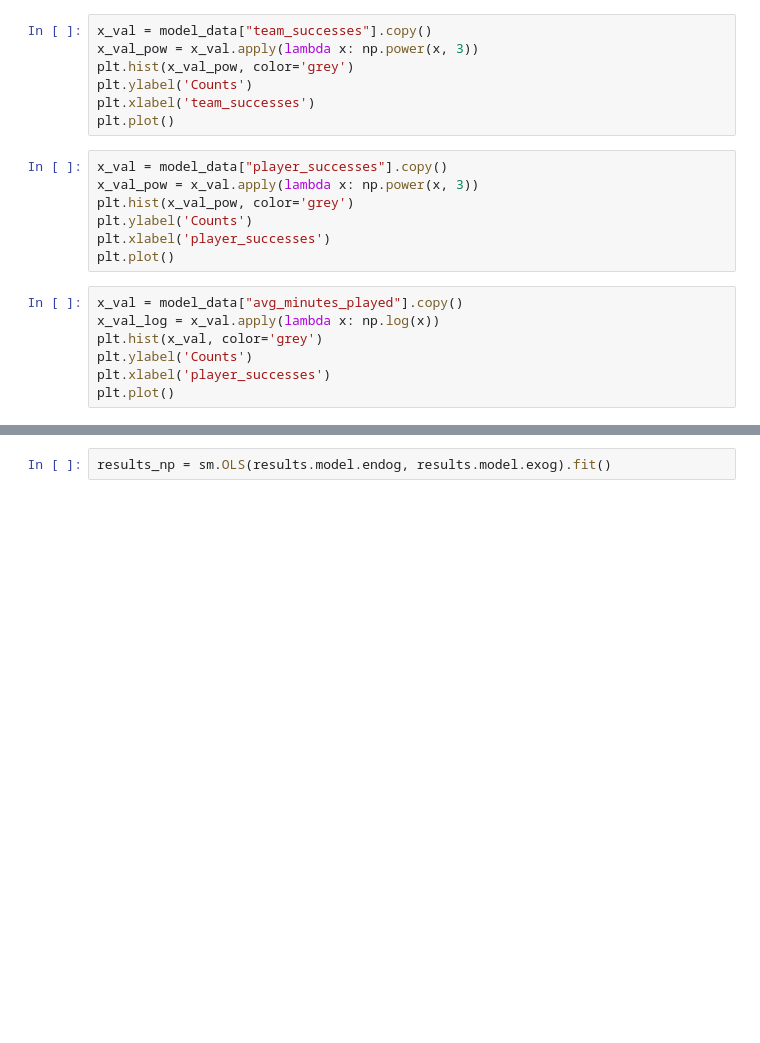
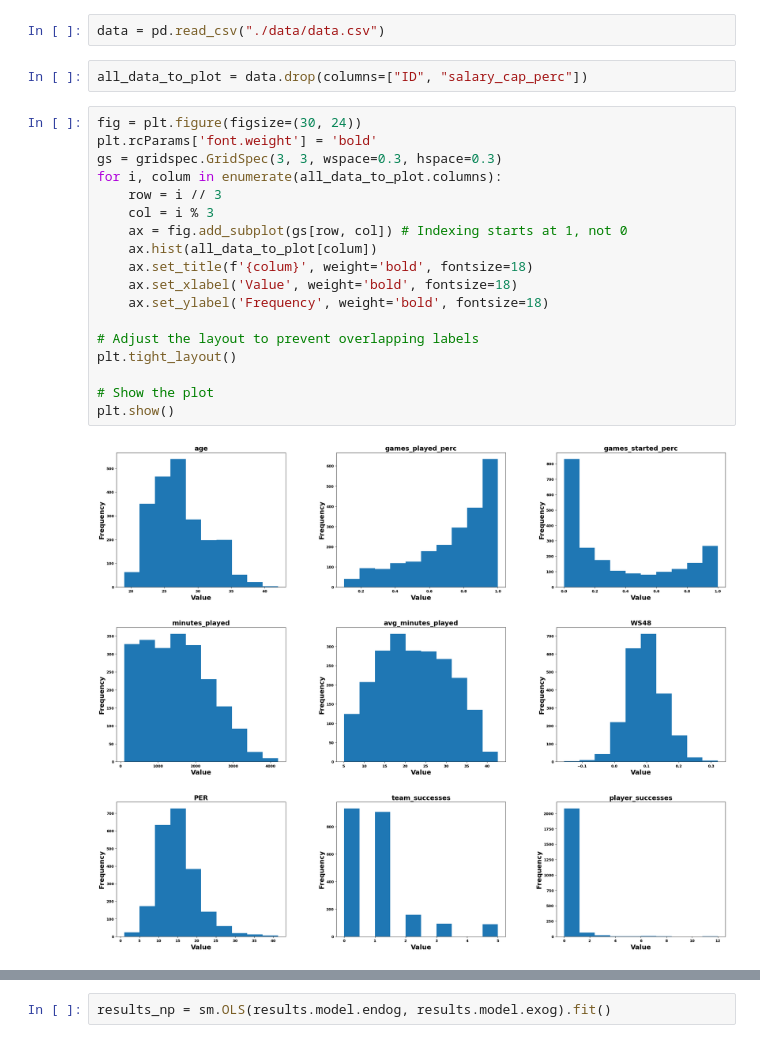
Before and after one commit to andrzej-zernaczuk/bachelor_degree, a Jupyter notebook: regression.ipynb, the cells around one changed output, grey strips where cells are left out. Saved outputs shown, nothing was run; the diff lists cells and outputs as text; blank space fills up the shorter version.

```diff
--- a/regression.ipynb
+++ b/regression.ipynb
@@ -106,21 +13,24 @@ plt.plot()
-# %%
-x_val = model_data["team_successes"].copy()
-x_val_pow = x_val.apply(lambda x: np.power(x, 3))
-plt.hist(x_val_pow, color='grey')
-plt.ylabel('Counts')
-plt.xlabel('team_successes')
-plt.plot()
-# %%
-x_val = model_data["player_successes"].copy()
-x_val_pow = x_val.apply(lambda x: np.power(x, 3))
-plt.hist(x_val_pow, color='grey')
-plt.ylabel('Counts')
-plt.xlabel('player_successes')
-plt.plot()
-# %%
-x_val = model_data["avg_minutes_played"].copy()
-x_val_log = x_val.apply(lambda x: np.log(x))
-plt.hist(x_val, color='grey')
-plt.ylabel('Counts')
-plt.xlabel('player_successes')
-plt.plot()
+# %%
+data = pd.read_csv("./data/data.csv")
+# %%
+all_data_to_plot = data.drop(columns=["ID", "salary_cap_perc"])
+# %%
+fig = plt.figure(figsize=(30, 24))
+plt.rcParams['font.weight'] = 'bold'
+gs = gridspec.GridSpec(3, 3, wspace=0.3, hspace=0.3)
+for i, colum in enumerate(all_data_to_plot.columns):
+    row = i // 3
+    col = i % 3
+    ax = fig.add_subplot(gs[row, col]) # Indexing starts at 1, not 0
+    ax.hist(all_data_to_plot[colum])
+    ax.set_title(f'{colum}', weight='bold', fontsize=18)
+    ax.set_xlabel('Value', weight='bold', fontsize=18)
+    ax.set_ylabel('Frequency', weight='bold', fontsize=18)
+
+# Adjust the layout to prevent overlapping labels
+plt.tight_layout()
+
+# Show the plot
+plt.show()
+# %% [output]
+[figure, added]
```
Also changed, not shown: parts of 39 cells of this notebook, 16 other files.
